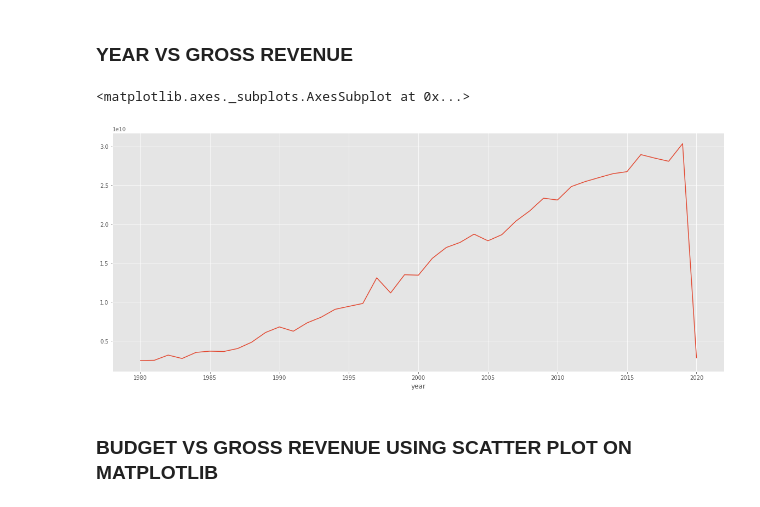
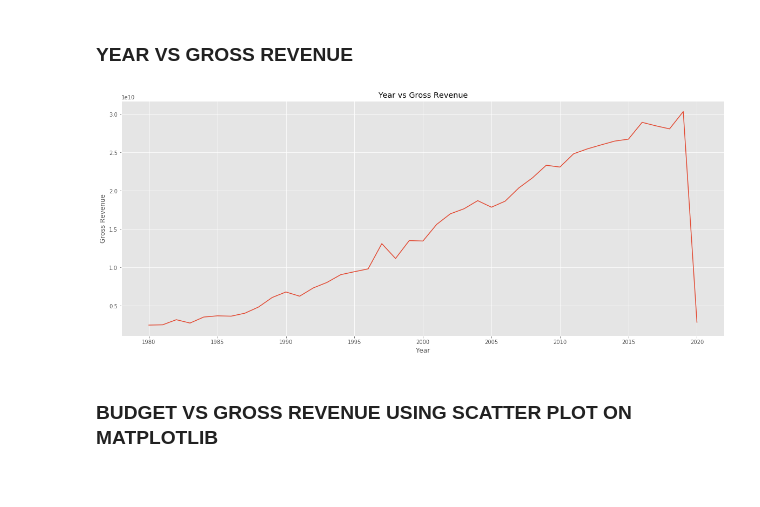
Before and after one commit to chinniarchana/Python-Projects, a Jupyter notebook: MovieAnalysis.ipynb, the cells around one changed output. Cells and saved outputs as stored; diff of their text form; code cells hidden in the pictures.

```diff
--- a/MovieAnalysis.ipynb
+++ b/MovieAnalysis.ipynb
@@ -342,3 +415,5 @@ sns.stripplot(x="rating", y="gross", data=df)
+# %%
+movies = pd.read_csv(r'C:\Users\Archana\Downloads\movies.csv')
 # %%
 # GROUPING BY COMPANY, YEAR AND GROSS
 
@@ -491,11 +566,19 @@ Name: gross, dtype: int64
 # %% [markdown]
 ### YEAR VS GROSS REVENUE
 # %%
-yearvsgross = df.groupby('year')["gross"].sum()
+yearvsgross = movies.groupby('year')["gross"].sum()
+
 yearvsgross.plot(figsize=(20,8))
+
+plt.title("Year vs Gross Revenue")
+
+plt.xlabel("Year")
+
+plt.ylabel("Gross Revenue")
+
+plt.show()
 # %% [output]
-<matplotlib.axes._subplots.AxesSubplot at 0x...>
-[figure, old version]
+[figure, new version]
 # %% [markdown]
 ### BUDGET VS GROSS REVENUE USING SCATTER PLOT ON MATPLOTLIB
 # %%
```
Also changed, not shown: parts of 47 cells of this notebook.
